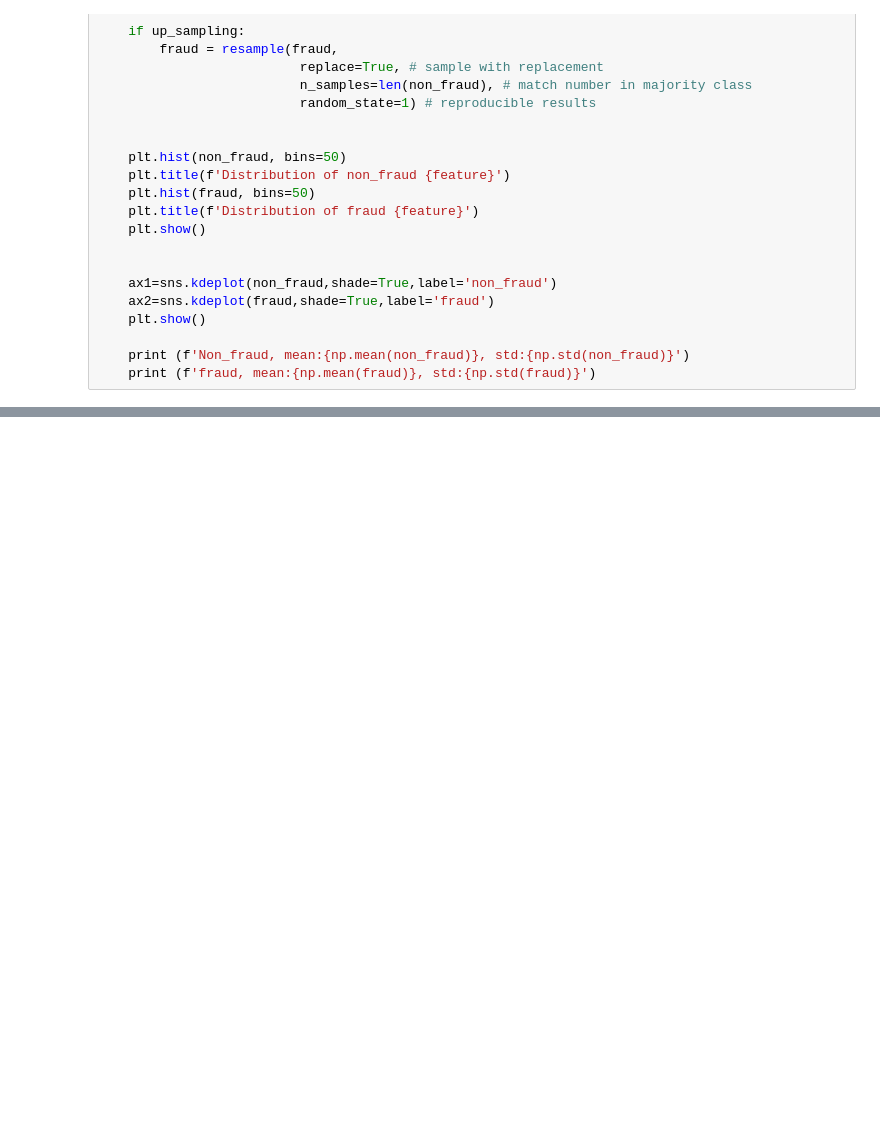
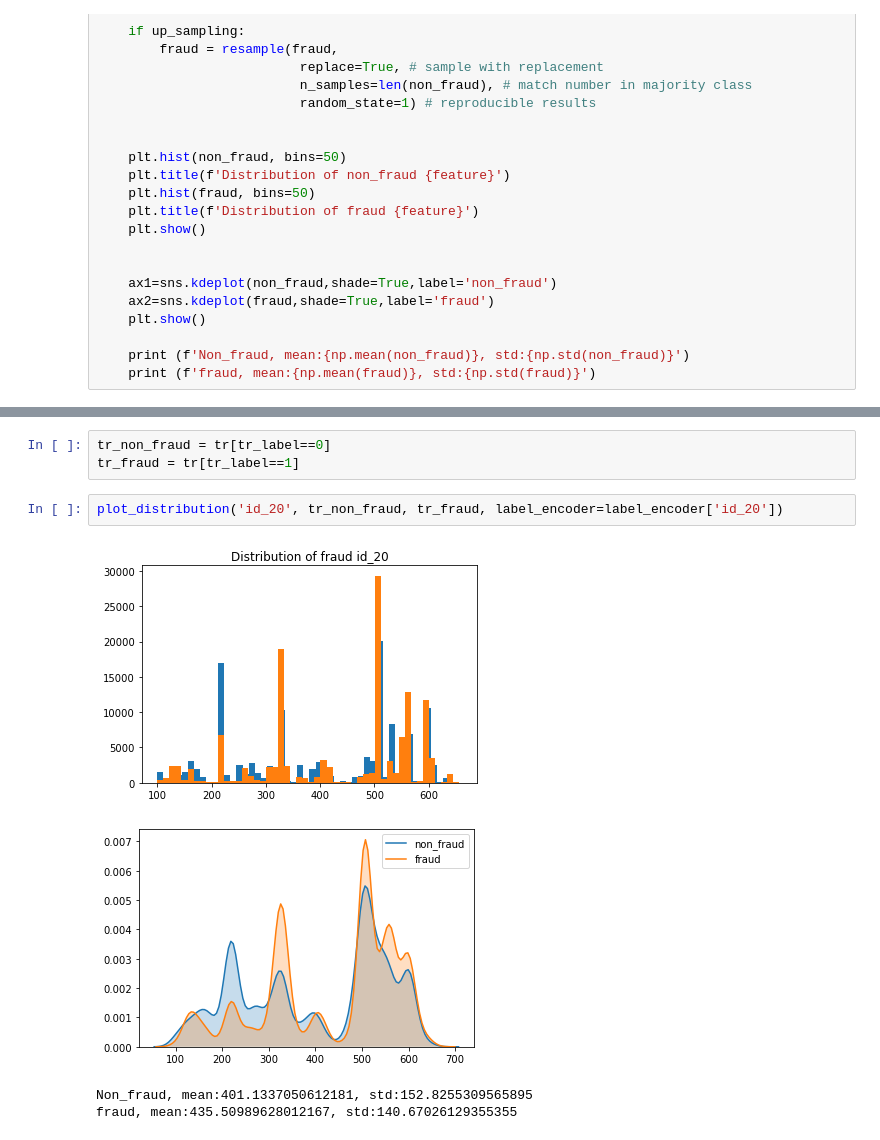
Before and after one commit to uda129/kaggle_fraud_detecion, a Jupyter notebook: fraud_detecion.ipynb, the cells around one changed output, grey strips where cells are left out. Cells and saved outputs as stored; diff of their text form; blank space fills up the shorter version.

```diff
--- a/fraud_detecion.ipynb
+++ b/fraud_detecion.ipynb
@@ -318,0 +601,10 @@ print (label_encoder['P_emaildomain'].inverse_transform([16,19,36]))
+# %%
+tr_non_fraud = tr[tr_label==0]
+tr_fraud = tr[tr_label==1]
+# %%
+plot_distribution('id_20', tr_non_fraud, tr_fraud, label_encoder=label_encoder['id_20'])
+# %% [output]
+[figure, added]
+[figure, added]
+Non_fraud, mean:401.1337050612181, std:152.8255309565895
+fraud, mean:435.50989628012167, std:140.67026129355355
```
Also changed, not shown: parts of 46 cells of this notebook.
